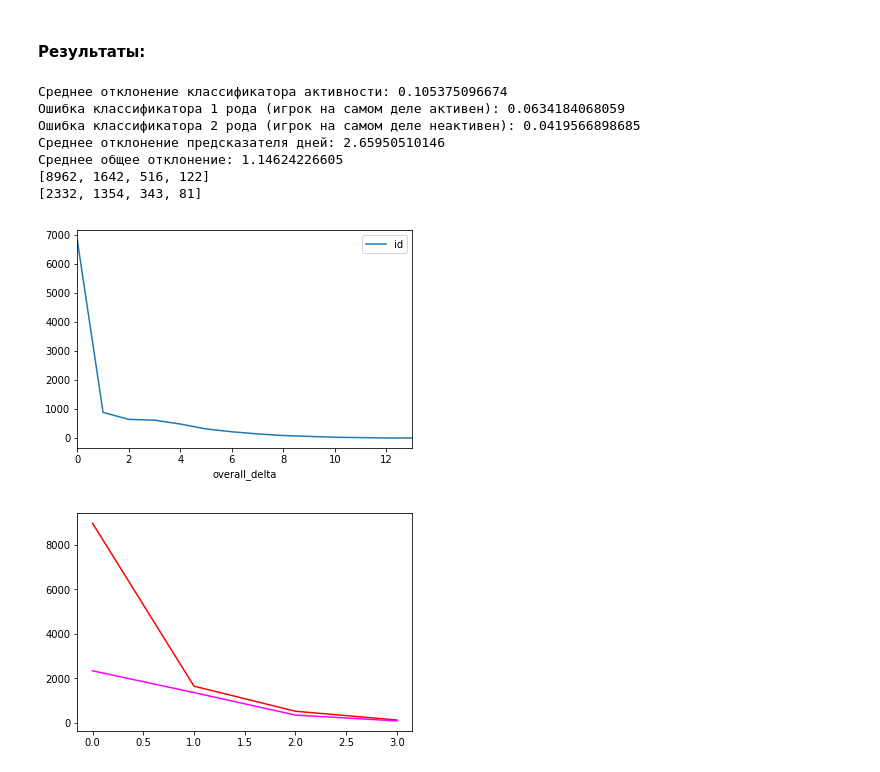
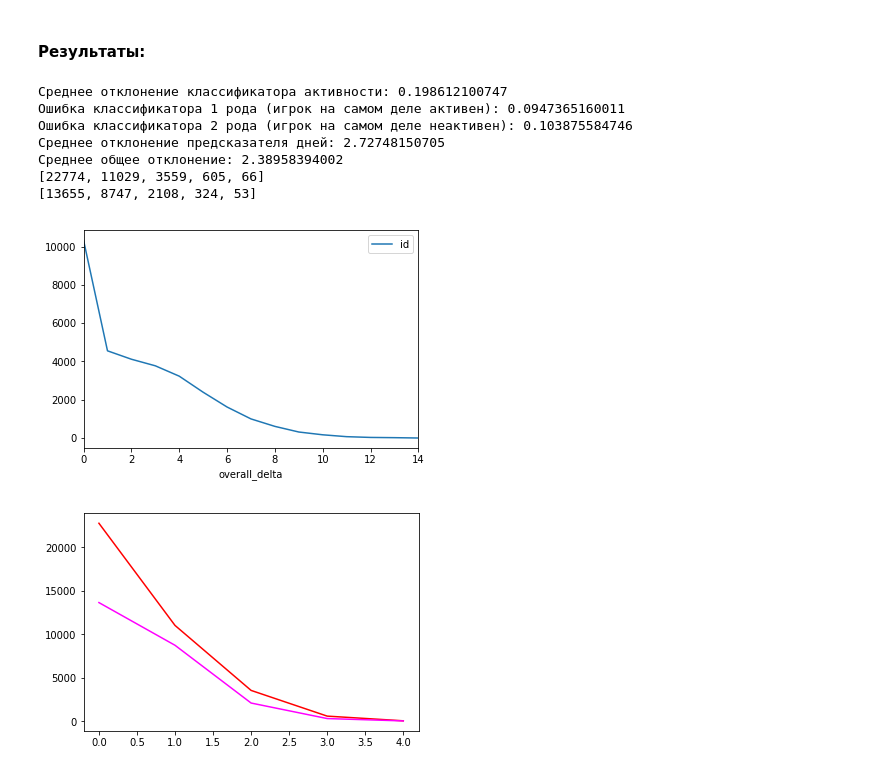
Before and after one commit to aakogtenkov/wg_summer_practice, a Jupyter notebook: main.ipynb, the cells around one changed output. Cells and saved outputs as stored; diff of their text form; code cells hidden in the pictures.

```diff
--- a/main.ipynb
+++ b/main.ipynb
@@ -661,7 +735,7 @@ dau_pact_table = pd.merge(dau_pact_table.reset_index(), sess_features, on='id',
 # %% [markdown]
 Основа сводной таблицы:
 # %%
-dau_pact = pd.read_csv('pay_players_dau_pact.csv').drop('Unnamed: 0', axis='columns')
+dau_pact = pd.read_csv('active_players_dau_pact.csv').drop('Unnamed: 0', axis='columns')
 dau_pact_table = dau_pact.drop(['clusters', 'revenue', 'quest',
                           'm_quests', 'crystals', 'store_enters',
                           'transactions', 'country'], axis='columns')
@@ -670,6 +744,7 @@ dau_pact_table['day_n'] = (pd.to_datetime(dau_pact_table['actdate']) -
 dau_pact_table = dau_pact_table[dau_pact_table.day_n < 31 + 14].reset_index()
 dau_pact_table = dau_pact_table[pd.to_datetime(dau_pact_table.regdate) < pd.to_datetime('2017-04-15')].reset_index()
 dau_pact_table = dau_pact_table.pivot_table(values='pgr', columns=['day_n'], index=['id'], aggfunc='sum')
+del dau_pact
 # %% [markdown]
 Составляем таблицу фич:
 # %%
@@ -965,24 +1091,27 @@ print(clf_features)
 # %% [markdown]
 #### Регрессия:
 # %%
-dau_pact_table = dau_pact_table.fillna(0)
+dau_pact_table.fillna(0, inplace=True)
 dau_pact_table.replace(np.inf, 0, inplace=True)
 dau_pact_table.replace(-np.inf, 0, inplace=True)
-for col in clf_features:
-    dau_pact_table[col] = dau_pact_table[col].round(4)
+dau_pact_table.reset_index(inplace=True)
+#for col in clf_features:
+#    dau_pact_table[col] = dau_pact_table[col].round(4)
 
-train_input_clf = dau_pact_table[:16000].as_matrix(columns=clf_features)
-train_output_clf = np.array(dau_pact_table['is_active'][:16000].tolist())
+train_input_clf = dau_pact_table[:36000].as_matrix(columns=clf_features)
+train_output_clf = np.array(dau_pact_table['is_active'][:36000].tolist())
 
 fitted_clf_gbr = ensemble.GradientBoostingRegressor(subsample=0.7, loss='ls').fit(train_input_clf, train_output_clf)
-dau_pact_table['predict_active'] = fitted_clf_gbr.predict(dau_pact_table.as_matrix(
-                                                            columns=clf_features)).round()
-train_input_prd = dau_pact_table[:16000][dau_pact_table['is_active'] == 1].as_matrix(columns=clf_features)
-train_output_prd = np.array(dau_pact_table[:16000][dau_pact_table['is_active'] == 1]['result_played'].tolist())
+dau_pact_table['predict_active'] = (fitted_clf_gbr.predict(dau_pact_table.as_matrix(
+                                                            columns=clf_features)) > 0.5) * 1
+train_input_prd = dau_pact_table[:36000][dau_pact_table['is_active'] == 1].as_matrix(columns=clf_features)
+train_output_prd = np.array(dau_pact_table[:36000][dau_pact_table['is_active'] == 1]['result_played'].tolist())
 
 fitted_prd_etr = ensemble.ExtraTreesRegressor(n_estimators=100).fit(train_input_prd, train_output_prd)
 dau_pact_table['predict_days'] = fitted_prd_etr.predict(dau_pact_table.as_matrix(columns=clf_features))
 
+#dau_pact_table['predict_active'] = dau_pact_table['predict_active'] * (dau_pact_table['predict_days'] > 0)
+
 dau_pact_table.set_index('id', inplace=True)
 # %%
 dau_pact_table['clf_acc'] = (dau_pact_table['is_active'] == dau_pact_table['predict_active']) * 1
@@ -993,37 +1122,37 @@ dau_pact_table['overall_delta'] = ((dau_pact_table['result_played'] * dau_pact_t
 # %% [markdown]
 #### Результаты:
 # %%
-prd_delta = dau_pact_table[16000:][dau_pact_table['is_active'] == 1]['prd_delta'].mean()
-clf_delta = 1 - dau_pact_table['clf_acc'][16000:].mean()
-clf_e1 = dau_pact_table['clf_e1'][16000:].mean()
-clf_e2 = dau_pact_table['clf_e2'][16000:].mean()
-overall_delta = dau_pact_table['overall_delta'][16000:].mean()
+prd_delta = dau_pact_table[36000:][dau_pact_table['is_active'] == 1]['prd_delta'].mean()
+clf_delta = 1 - dau_pact_table['clf_acc'][36000:].mean()
+clf_e1 = dau_pact_table['clf_e1'][36000:].mean()
+clf_e2 = dau_pact_table['clf_e2'][36000:].mean()
+overall_delta = dau_pact_table['overall_delta'][36000:].mean()
 print('Среднее отклонение классификатора активности:', clf_delta)
 print('Ошибка классификатора 1 рода (игрок на самом деле активен):', clf_e1)
 print('Ошибка классификатора 2 рода (игрок на самом деле неактивен):', clf_e2)
 print('Среднее отклонение предсказателя дней:', prd_delta)
 print('Среднее общее отклонение:', overall_delta)
-overall_delta_round = dau_pact_table['overall_delta'][16000:].round().reset_index().pivot_table(values=['id'], index=['overall_delta'], aggfunc='count')
-active_delta_round = dau_pact_table[16000:][dau_pact_table['is_active'] == 1.0]['overall_delta'].round().reset_index().pivot_table(values=['id'], index=['overall_delta'], aggfunc='count')
+overall_delta_round = dau_pact_table['overall_delta'][36000:].round().reset_index().pivot_table(values=['id'], index=['overall_delta'], aggfunc='count')
+active_delta_round = dau_pact_table[36000:][dau_pact_table['is_active'] == 1.0]['overall_delta'].round().reset_index().pivot_table(values=['id'], index=['overall_delta'], aggfunc='count')
 overall_delta_round.plot()
-categories_delta = [int(overall_delta_round[0:3].sum()), int(overall_delta_round[3:6].sum()), int(overall_delta_round[6:9].sum()), int(overall_delta_round[9:14].sum())]
-active_categories_delta = [int(active_delta_round[0:3].sum()), int(active_delta_round[3:6].sum()), int(active_delta_round[6:9].sum()), int(active_delta_round[9:14].sum())]
+categories_delta = [int(overall_delta_round[0:3].sum()), int(overall_delta_round[3:6].sum()), int(overall_delta_round[6:9].sum()), int(overall_delta_round[9:12].sum()), int(overall_delta_round[12:14].sum())]
+active_categories_delta = [int(active_delta_round[0:3].sum()), int(active_delta_round[3:6].sum()), int(active_delta_round[6:9].sum()), int(active_delta_round[9:12].sum()), int(active_delta_round[12:14].sum())]
 print(categories_delta)
 print(active_categories_delta)
 plt.show()
 plt.plot(categories_delta, color='red')
 plt.plot(active_categories_delta, color='magenta')
 plt.show()
 # %% [output]
-Среднее отклонение классификатора активности: 0.105375096674
-Ошибка классификатора 1 рода (игрок на самом деле активен): 0.0634184068059
-Ошибка классификатора 2 рода (игрок на самом деле неактивен): 0.0419566898685
-Среднее отклонение предсказателя дней: 2.65950510146
-Среднее общее отклонение: 1.14624226605
-[8962, 1642, 516, 122]
-[2332, 1354, 343, 81]
+Среднее отклонение классификатора активности: 0.198612100747
+Ошибка классификатора 1 рода (игрок на самом деле активен): 0.0947365160011
+Ошибка классификатора 2 рода (игрок на самом деле неактивен): 0.103875584746
+Среднее отклонение предсказателя дней: 2.72748150705
+Среднее общее отклонение: 2.38958394002
+[22774, 11029, 3559, 605, 66]
+[13655, 8747, 2108, 324, 53]
-[figure, old version]
+[figure, new version]
-[figure, old version]
+[figure, new version]
 # %%
 w_features = copy.copy(clf_features)
 for i in range(len(clf_features)):
```
Also changed, not shown: parts of 22 cells of this notebook.
